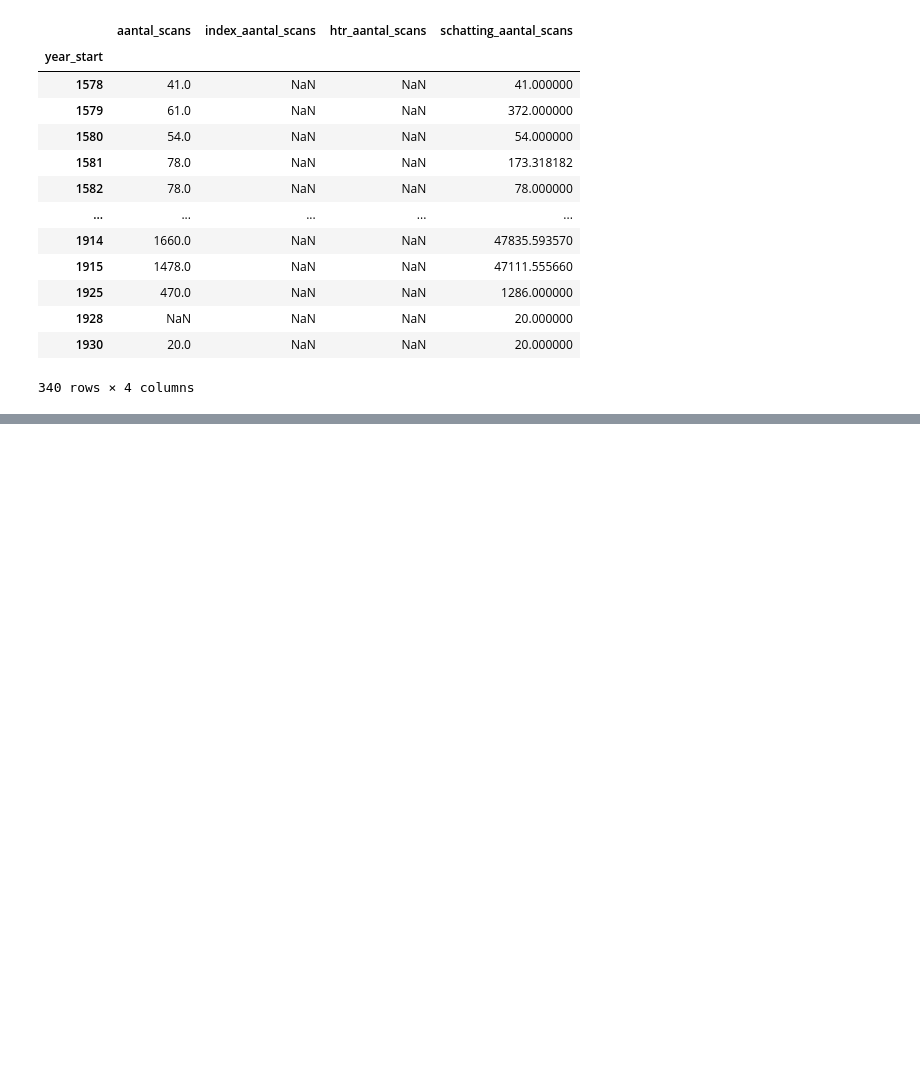
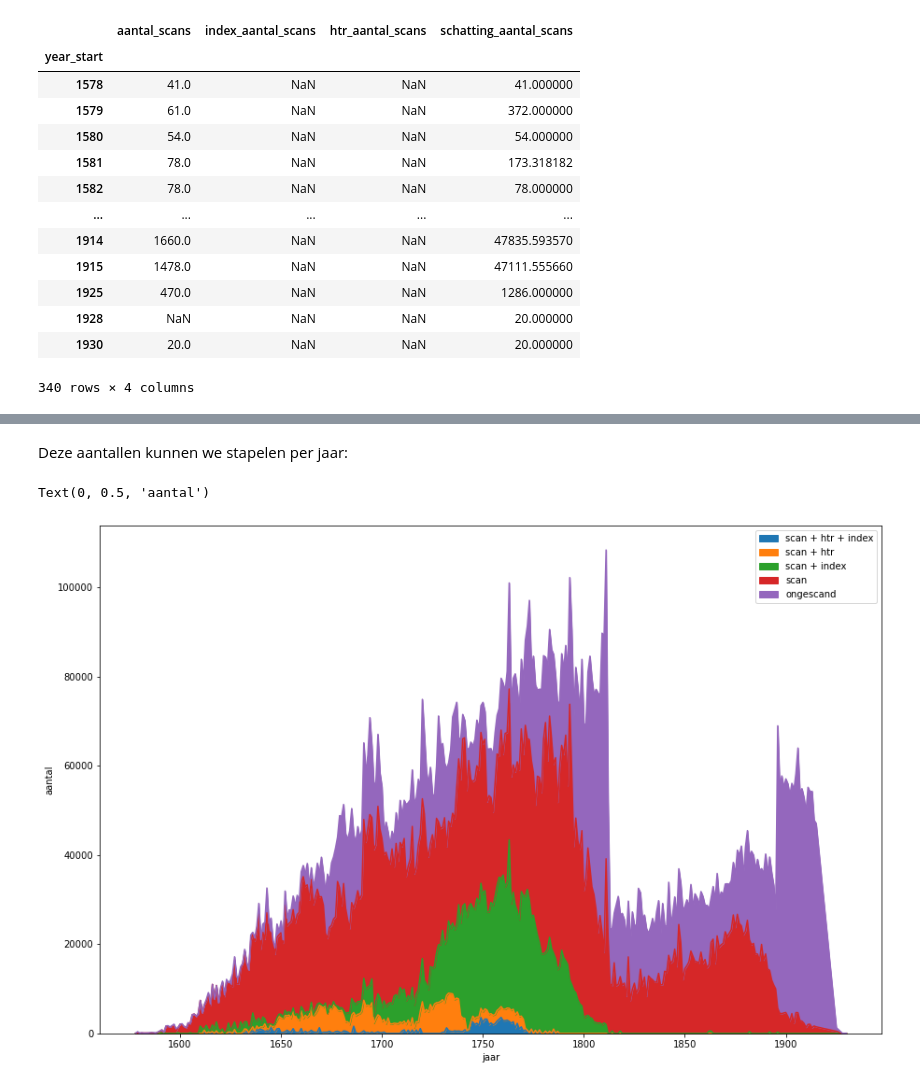
Before and after one commit to Jirsireinders/notarial, a Jupyter notebook: Statistieken_SAA.ipynb, the cells around one changed output, grey strips where cells are left out. Drawn from its saved outputs; the diff is of its cells as text; code cells hidden in the pictures; blank space fills up the shorter version.

```diff
--- a/Statistieken_SAA.ipynb
+++ b/Statistieken_SAA.ipynb
@@ -194,0 +278,44 @@ df_year_sum[df_year_sum.index <= 1811].plot(
+# %%
+# For the minimum function, we need the 0s back
+df.replace(np.NaN, 0, inplace=True)
+# %%
+df["scan + htr + index"] = df[["index_aantal_scans", "htr_aantal_scans"]].min(
+    axis=1
+)  # minimum van beide
+df["scan + htr"] = (df["htr_aantal_scans"] - df["index_aantal_scans"]).clip(
+    lower=0
+)  # htr minus index
+df["scan + index"] = (df["index_aantal_scans"] - df["htr_aantal_scans"]).clip(
+    lower=0
+)  # index minus htr
+df["scan"] = (
+    df["aantal_scans"] - df["index_aantal_scans"] - df["htr_aantal_scans"]
+).clip(
+    lower=0
+)  # geen index/htr
+df["ongescand"] = (df["schatting_aantal_scans"] - df["aantal_scans"]).clip(
+    lower=0
+)  # schatting minus scan
+# %% [markdown]
+Deze aantallen kunnen we stapelen per jaar:
+# %%
+df_stats = df[
+    [
+        "scan + htr + index",
+        "scan + htr",
+        "scan + index",
+        "scan",
+        "ongescand",
+        "year_start",
+    ]
+]
+
+df_stats_year = df_stats.groupby("year_start").sum()
+df_stats_year.replace(0, np.NaN, inplace=True)  # The sum of NaN's is 0
+
+ax = df_stats_year.plot.area(figsize=(15, 10))
+ax.set_xlabel("jaar")
+ax.set_ylabel("aantal")
+# %% [output]
+Text(0, 0.5, 'aantal')
+[figure, added]
```
Also changed, not shown: parts of 21 cells of this notebook, 3 other files.
